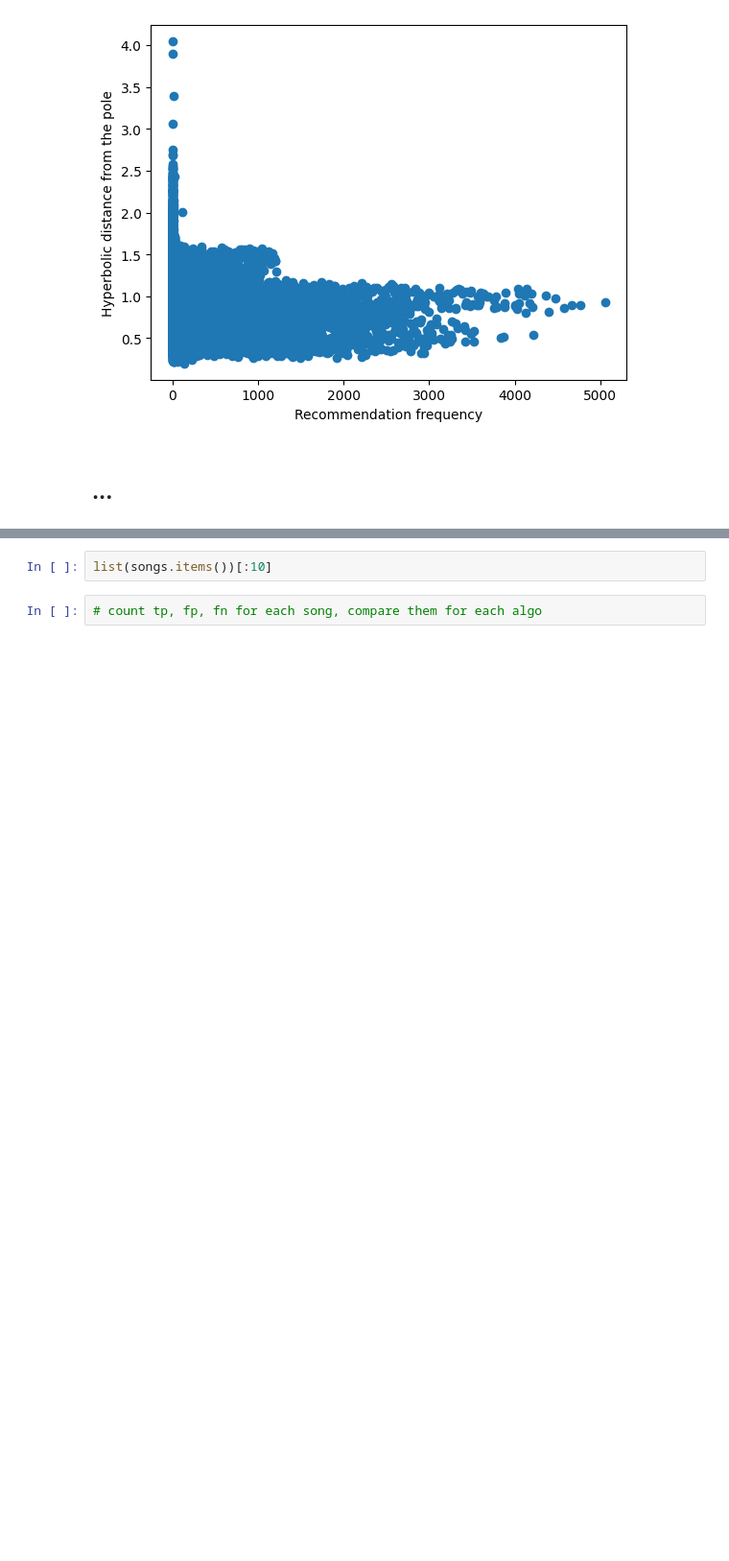
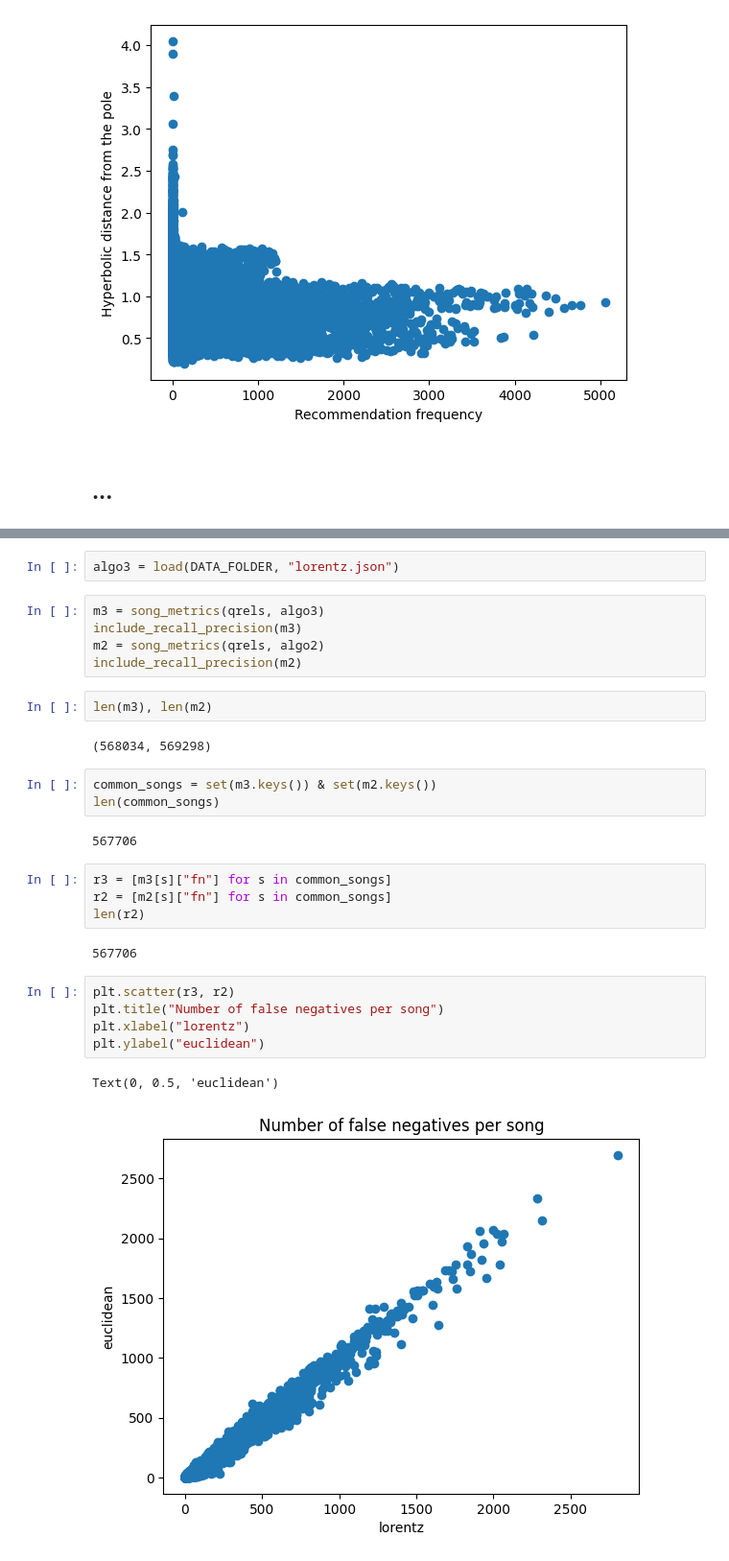
Before and after one commit to ricsi98/million-playlists, a Jupyter notebook: notebooks/StatHW.ipynb, the cells around one changed output, grey strips where cells are left out. Shown at 96% size. Saved outputs shown, nothing was run; the diff lists cells and outputs as text; blank space fills up the shorter version.

```diff
--- a/notebooks/StatHW.ipynb
+++ b/notebooks/StatHW.ipynb
@@ -202,4 +230,30 @@ songs = {s: {"tp": 0, "fp": 0, "fn": 0} for s in all_songs}
+# %%
+algo3 = load(DATA_FOLDER, "lorentz.json")
 # %%
-list(songs.items())[:10]
+m3 = song_metrics(qrels, algo3)
+include_recall_precision(m3)
+m2 = song_metrics(qrels, algo2)
+include_recall_precision(m2)
+# %%
+len(m3), len(m2)
+# %% [output]
+(568034, 569298)
+# %%
+common_songs = set(m3.keys()) & set(m2.keys())
+len(common_songs)
+# %% [output]
+567706
 # %%
-# count tp, fp, fn for each song, compare them for each algo
+r3 = [m3[s]["fn"] for s in common_songs]
+r2 = [m2[s]["fn"] for s in common_songs]
+len(r2)
+# %% [output]
+567706
+# %%
+plt.scatter(r3, r2)
+plt.title("Number of false negatives per song")
+plt.xlabel("lorentz")
+plt.ylabel("euclidean")
+# %% [output]
+Text(0, 0.5, 'euclidean')
+[figure, added]
```
Also changed, not shown: parts of 1 cell of this notebook.
